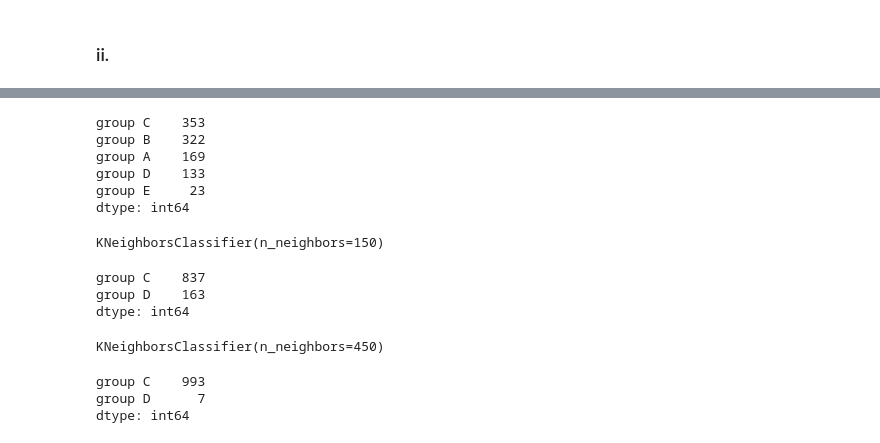
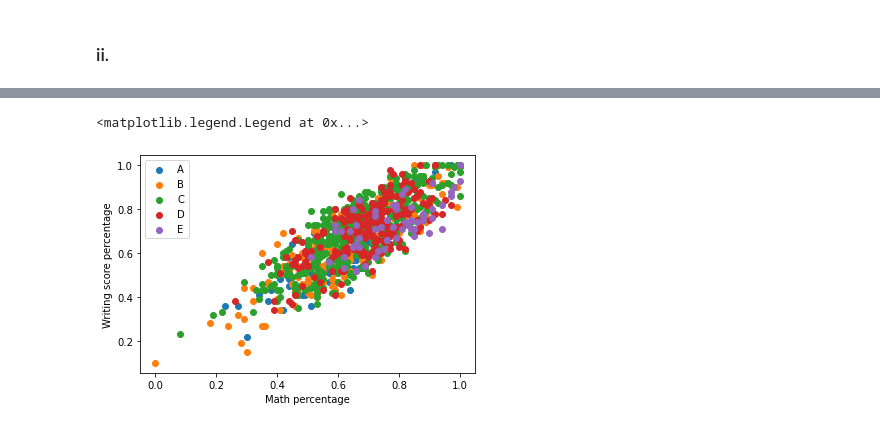
Before and after one commit to Pranaybot/Data_methods_Final_project, a Jupyter notebook: CMSE_381_Project.ipynb, the cells around one changed output, grey strips where cells are left out. Saved outputs shown, nothing was run; the diff lists cells and outputs as text; code cells hidden in the pictures.

Commit message:
Created scatterplots of combinations of math, reading, and writing for students based on race

```diff
--- a/CMSE_381_Project.ipynb
+++ b/CMSE_381_Project.ipynb
@@ -247,16 +220,16 @@ new_df3
 # %%
 X2 = new_df3.drop(['race/ethnicity'], axis=1)
 y2 = new_df3.iloc[:,0]
-neigh5 = KNeighborsClassifier(n_neighbors=6)
-neigh5.fit(X2, y2)
+neigh2 = KNeighborsClassifier(n_neighbors=6)
+neigh2.fit(X2, y2)
 # %% [output]
 KNeighborsClassifier(n_neighbors=6)
 # %%
-y_predicted5 = neigh5.predict(X2)
+y_predicted2 = neigh2.predict(X2)
 # %%
 df_mod = new_df3
 df_mod = df_mod.drop(['race/ethnicity'], axis = 1)
-df_mod['cluster'] = y_predicted5
+df_mod['cluster'] = y_predicted2
 df_mod.head()
 # %% [output]
 |  | math percentage | reading score percentage | writing score percentage | Dumy*bachelor's degree | Dumy*high school | ... |
@@ -302,39 +260,12 @@ KNeighborsClassifier(n_neighbors=2)
-# %%
-y_predicted6 = neigh6.predict(X2)
-label_count7 = pd.Series(y_predicted6).value_counts()
-label_count7
-# %% [output]
-group C    353
-group B    322
-group A    169
-group D    133
-group E     23
-dtype: int64
-# %%
-neigh7 = KNeighborsClassifier(n_neighbors=150)
-neigh7.fit(X2, y2)
-# %% [output]
-KNeighborsClassifier(n_neighbors=150)
-# %%
-y_predicted7 = neigh7.predict(X2)
-y_predicted7
-label_count8 = pd.Series(y_predicted7).value_counts()
-label_count8
-# %% [output]
-group C    837
-group D    163
-dtype: int64
-# %%
-neigh8 = KNeighborsClassifier(n_neighbors=450)
-neigh8.fit(X2, y2)
-# %% [output]
-KNeighborsClassifier(n_neighbors=450)
-# %%
-y_predicted8 = neigh8.predict(X2)
-y_predicted8
-label_count9 = pd.Series(y_predicted8).value_counts()
-label_count9
-# %% [output]
-group C    993
-group D      7
-dtype: int64
+# %%
+plt.scatter(df3['math percentage'], df3['writing score percentage'], label = 'A')
+plt.scatter(df4['math percentage'], df4['writing score percentage'], label = 'B')
+plt.scatter(df5['math percentage'], df5['writing score percentage'], label = 'C')
+plt.scatter(df6['math percentage'], df6['writing score percentage'], label = 'D')
+plt.scatter(df7['math percentage'], df7['writing score percentage'], label = 'E')
+plt.xlabel('Math percentage')
+plt.ylabel('Writing score percentage')
+plt.legend()
+# %% [output]
+<matplotlib.legend.Legend at 0x...>
+[figure, added]
```
Also changed, not shown: parts of 18 cells of this notebook.
